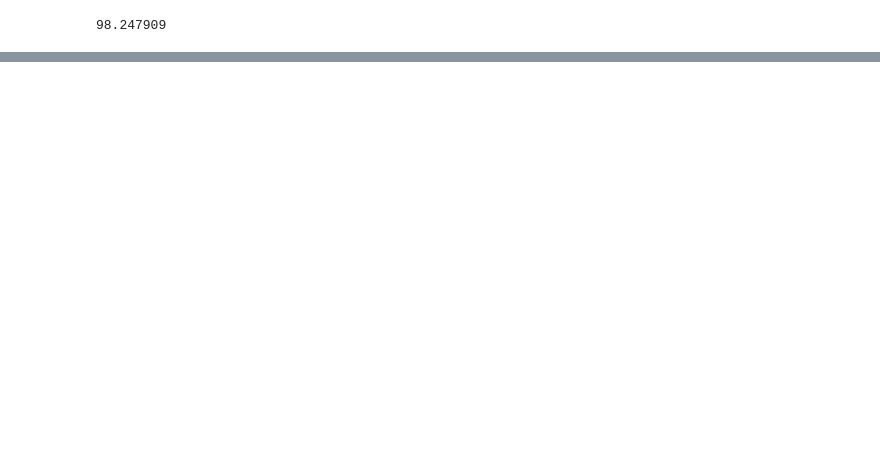
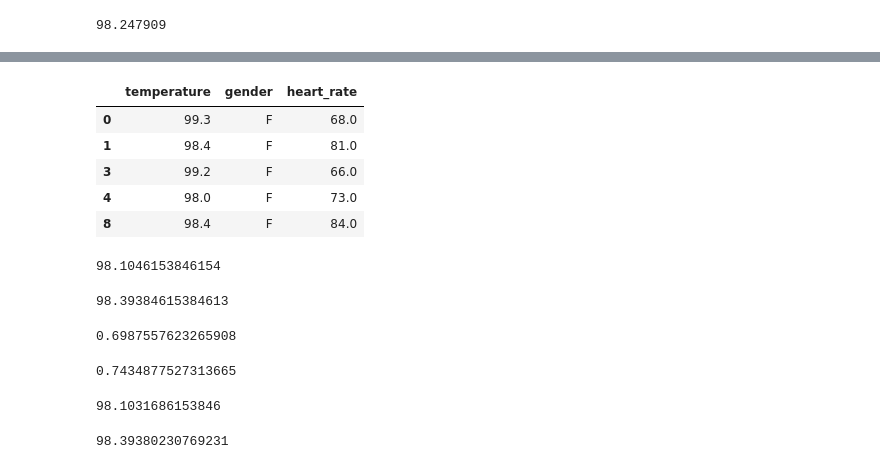
Before and after one commit to TaiPhillips/Mini-Project-EDA, a Jupyter notebook: sliderule_dsi_inferential_statistics_exercise_1.ipynb, the cells around one changed output, grey strips where cells are left out. Saved outputs shown, nothing was run; the diff lists cells and outputs as text; code cells hidden in the pictures; blank space fills up the shorter version.

```diff
--- a/sliderule_dsi_inferential_statistics_exercise_1.ipynb
+++ b/sliderule_dsi_inferential_statistics_exercise_1.ipynb
@@ -198,0 +291,62 @@ np.mean(bs_replicates)
+# %%
+fdf = df[df['gender'] == 'F']
+fdf.head()
+# %% [output]
+|  | temperature | gender | heart_rate |
+| 0 | 99.3 | F | 68.0 |
+| 1 | 98.4 | F | 81.0 |
+| 3 | 99.2 | F | 66.0 |
+| 4 | 98.0 | F | 73.0 |
+| 8 | 98.4 | F | 84.0 |
+# %%
+mdf["temperature"].mean()
+# %% [output]
+98.1046153846154
+# %%
+fdf["temperature"].mean()
+# %% [output]
+98.39384615384613
+# %%
+mdf["temperature"].std()
+# %% [output]
+0.6987557623265908
+# %%
+fdf["temperature"].std()
+# %% [output]
+0.7434877527313665
+# %%
+# Mean Temparatures for Males
+
+mval = mdf['temperature'].values
+
+def bootstrap_replicate(data, func):
+    bs_sample = np.random.choice(data, len(data))
+    return func(bs_sample)
+
+bs_replicates = np.empty(10000)
+
+for i in range(10000):
+    bs_replicates[i] = bootstrap_replicate(mval, np.mean)
+
+np.mean(bs_replicates)
+
+# print('Mean body temperature for males is ' + str(mean_temp)
+# %% [output]
+98.1031686153846
+# %%
+# Mean Temparatures for Females
+
+fval = fdf['temperature'].values
+
+def bootstrap_replicate(data, func):
+    bs_sample = np.random.choice(data, len(data))
+    return func(bs_sample)
+
+bs_replicates = np.empty(10000)
+
+for i in range(10000):
+    bs_replicates[i] = bootstrap_replicate(fval, np.mean)
+
+np.mean(bs_replicates)
+# %% [output]
+98.39380230769231
```
Also changed, not shown: parts of 35 cells of this notebook.
